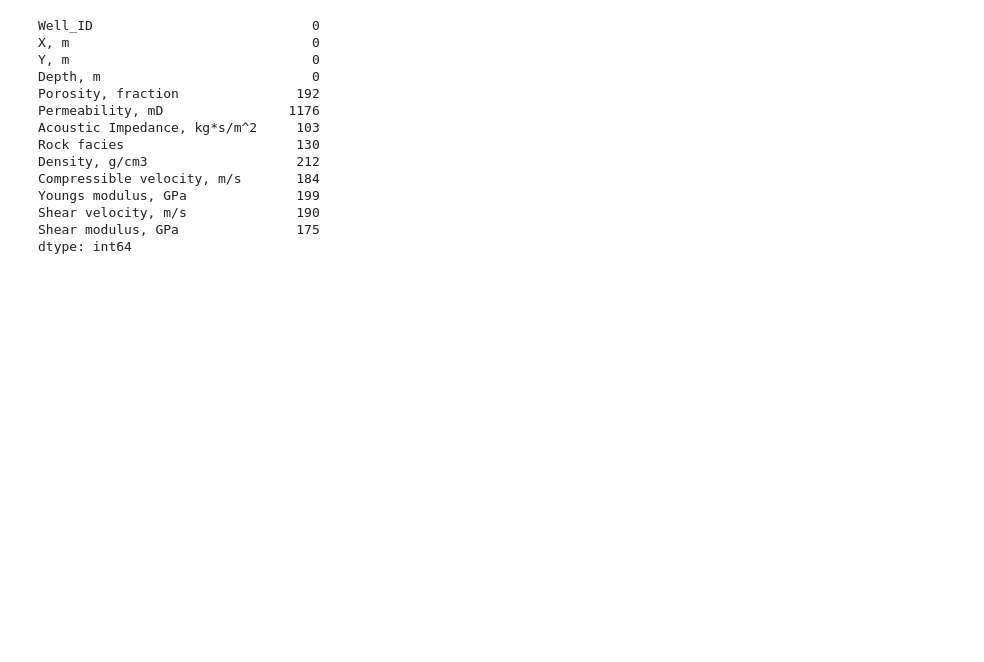
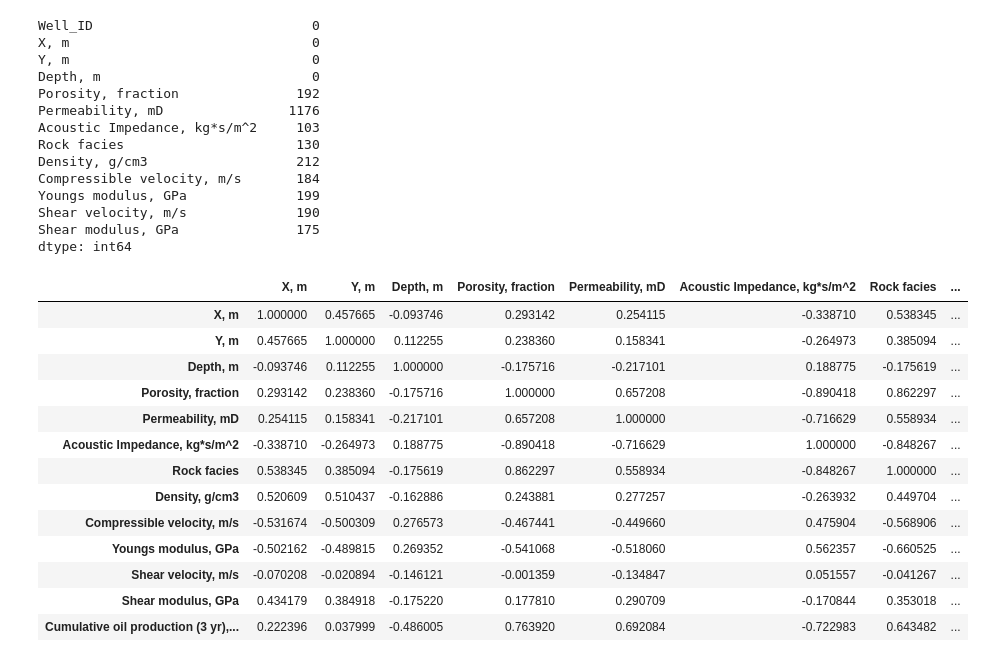
Before and after one commit to fraclad/MOAR-Drilling, a Jupyter notebook: notebooks/Irvin_EDA.ipynb, the cells around one changed output. Cells and saved outputs as stored; diff of their text form; code cells hidden in the pictures; blank space fills up the shorter version.

```diff
--- a/notebooks/Irvin_EDA.ipynb
+++ b/notebooks/Irvin_EDA.ipynb
@@ -144,0 +163,23 @@ dfProdimputed = pd.DataFrame(imputer.fit_transform(X), columns = X.columns)
+# %%
+unneeded = ["Cumulative oil production (1 yr), MSTB",
+              "Cumulative oil production (2 yr), MSTB",
+              "Cumulative Water production (1 yr), MSTB",
+              "Cumulative Water production (2 yr), MSTB",
+              "Cumulative Water production (3 yr), MSTB"]
+dfProdFinal = dfProdFull.drop(unneeded, axis=1)
+dfProdFinal.corr()
+# %% [output]
+|  | X, m | Y, m | Depth, m | Porosity, fraction | Permeability, mD | Acoustic Impedance, kg*s/m^2 | Rock facies | ... |
+| X, m | 1.000000 | 0.457665 | -0.093746 | 0.293142 | 0.254115 | -0.338710 | 0.538345 | ... |
+| Y, m | 0.457665 | 1.000000 | 0.112255 | 0.238360 | 0.158341 | -0.264973 | 0.385094 | ... |
+| Depth, m | -0.093746 | 0.112255 | 1.000000 | -0.175716 | -0.217101 | 0.188775 | -0.175619 | ... |
+| Porosity, fraction | 0.293142 | 0.238360 | -0.175716 | 1.000000 | 0.657208 | -0.890418 | 0.862297 | ... |
+| Permeability, mD | 0.254115 | 0.158341 | -0.217101 | 0.657208 | 1.000000 | -0.716629 | 0.558934 | ... |
+| Acoustic Impedance, kg*s/m^2 | -0.338710 | -0.264973 | 0.188775 | -0.890418 | -0.716629 | 1.000000 | -0.848267 | ... |
+| Rock facies | 0.538345 | 0.385094 | -0.175619 | 0.862297 | 0.558934 | -0.848267 | 1.000000 | ... |
+| Density, g/cm3 | 0.520609 | 0.510437 | -0.162886 | 0.243881 | 0.277257 | -0.263932 | 0.449704 | ... |
+| Compressible velocity, m/s | -0.531674 | -0.500309 | 0.276573 | -0.467441 | -0.449660 | 0.475904 | -0.568906 | ... |
+| Youngs modulus, GPa | -0.502162 | -0.489815 | 0.269352 | -0.541068 | -0.518060 | 0.562357 | -0.660525 | ... |
+| Shear velocity, m/s | -0.070208 | -0.020894 | -0.146121 | -0.001359 | -0.134847 | 0.051557 | -0.041267 | ... |
+| Shear modulus, GPa | 0.434179 | 0.384918 | -0.175220 | 0.177810 | 0.290709 | -0.170844 | 0.353018 | ... |
+| Cumulative oil production (3 yr),... | 0.222396 | 0.037999 | -0.486005 | 0.763920 | 0.692084 | -0.722983 | 0.643482 | ... |
```
Also changed, not shown: parts of 36 cells of this notebook.
